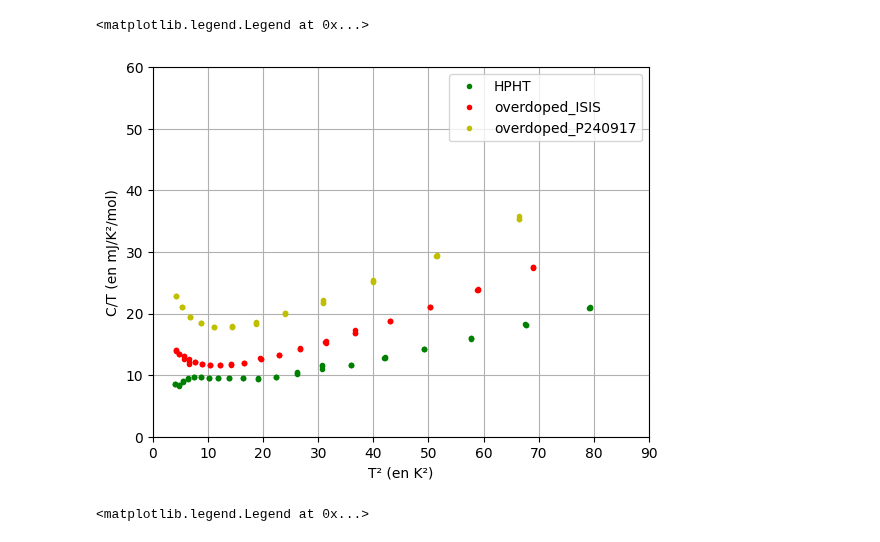
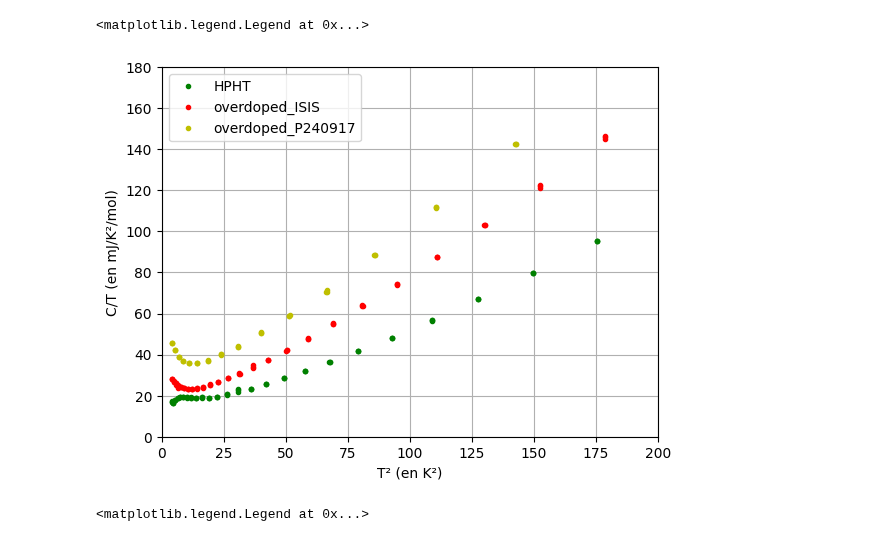
Before and after one commit to Gamal-on/YBCO, a Jupyter notebook: plot_data.ipynb, the cells around one changed output. Saved outputs shown, nothing was run; the diff lists cells and outputs as text; code cells hidden in the pictures.

```diff
--- a/plot_data.ipynb
+++ b/plot_data.ipynb
@@ -11,25 +11,25 @@ from scipy.optimize import curve_fit
 # %%
 # Plotting the data between 0 and 10 K
 
-squared_temp_HPHT_bounded, hc_HPHT_bounded = tools.tab_interval(cnt.squared_temperature_HPHT, cnt.hc_div_temp_HPHT, 0, 80)
-squared_temp_ISIS_bounded, hc_ISIS_bounded = tools.tab_interval(cnt.squared_temperature_ISIS, cnt.hc_div_temp_ISIS, 0, 80)
-squared_temp_P24_bounded, hc_P24_bounded = tools.tab_interval(cnt.squared_temperature_P24, cnt.hc_div_temp_P24, 0, 80)
+squared_temp_HPHT_bounded, hc_HPHT_bounded = tools.tab_interval(cnt.squared_temperature_HPHT, cnt.hc_div_temp_HPHT, 0, 200)
+squared_temp_ISIS_bounded, hc_ISIS_bounded = tools.tab_interval(cnt.squared_temperature_ISIS, cnt.hc_div_temp_ISIS, 0, 200)
+squared_temp_P24_bounded, hc_P24_bounded = tools.tab_interval(cnt.squared_temperature_P24, cnt.hc_div_temp_P24, 0, 200)
 
 
 plt.figure()
-plt.plot(squared_temp_HPHT_bounded, hc_HPHT_bounded/2, ".g", label="HPHT")
-plt.plot(squared_temp_ISIS_bounded,hc_ISIS_bounded/2, ".r", label="overdoped_ISIS")
-plt.plot(squared_temp_P24_bounded, hc_P24_bounded/2, ".y", label="overdoped_P240917")
-plt.xlim(0, 90)
-plt.ylim(0, 60)
+plt.plot(squared_temp_HPHT_bounded, hc_HPHT_bounded, ".g", label="HPHT")
+plt.plot(squared_temp_ISIS_bounded,hc_ISIS_bounded, ".r", label="overdoped_ISIS")
+plt.plot(squared_temp_P24_bounded, hc_P24_bounded, ".y", label="overdoped_P240917")
+plt.xlim(0,200)
+plt.ylim(0, 180)
 plt.grid(True)
 plt.xlabel("T² (en K²)")
 plt.ylabel("C/T (en mJ/K²/mol)")
 plt.legend()
 plt.legend()
 # %% [output]
 <matplotlib.legend.Legend at 0x...>
-[figure, old version]
+[figure, new version]
 # %%
 # Plotting all the data
 
```
Also changed, not shown: 1 other file.
